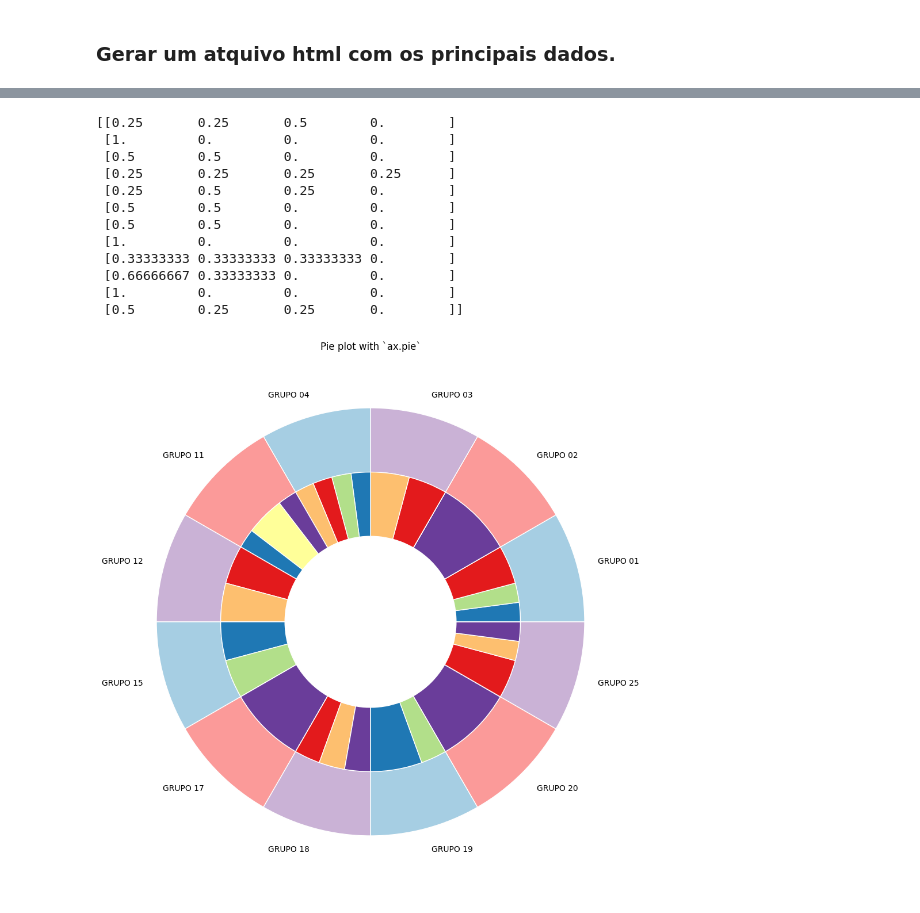
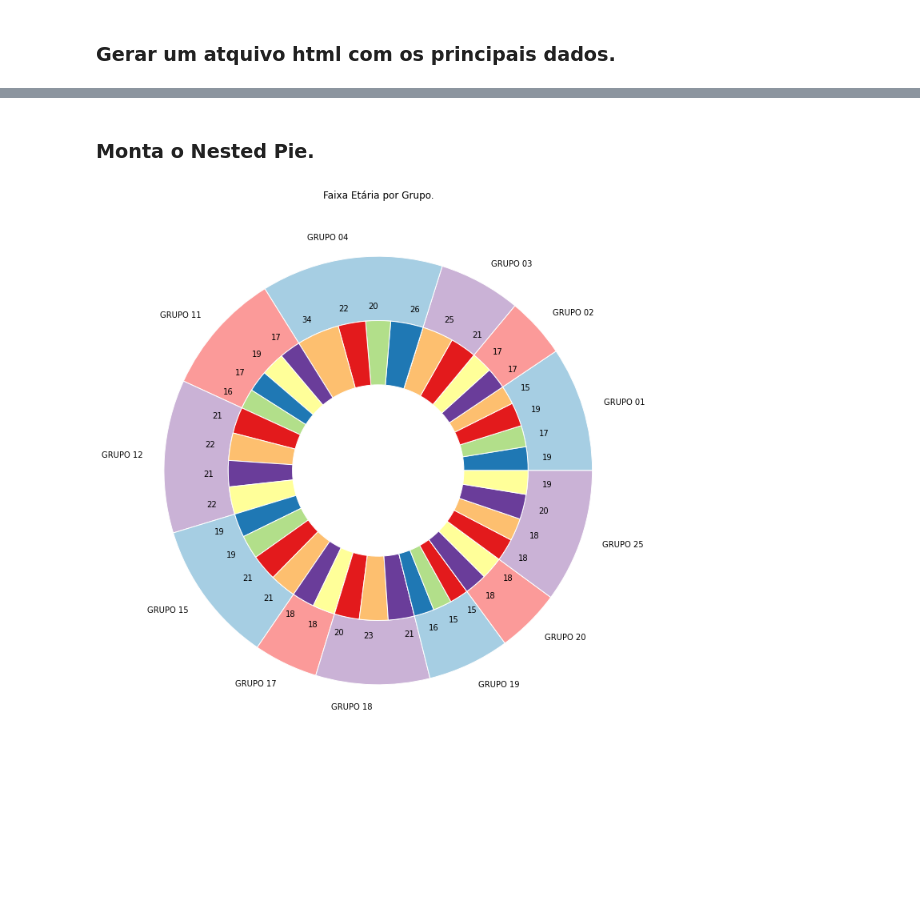
Before and after one commit to jmsimao/DCTI-Hackathon-2024, a Jupyter notebook: Hackathon - Inscritos - 2024.ipynb, the cells around one changed output, grey strips where cells are left out. Cells and saved outputs as stored; diff of their text form; code cells hidden in the pictures; blank space fills up the shorter version.

Commit message:
Inner Pie

```diff
--- a/Hackathon - Inscritos - 2024.ipynb
+++ b/Hackathon - Inscritos - 2024.ipynb
@@ -1160,0 +982,15 @@ insGrafico
+# %%
+## Fase 1 - Filtrar os dados.
+colecao=insGrafico[(insGrafico['incluiOutro']!='N')][['incluiOutro','idade']]
+colecao.columns=['grupo','idade']
+
+# Teste
+#colecao=colecao[(colecao['grupo']=='GRUPO 01')|(colecao['grupo']=='GRUPO 02')|(colecao['grupo']=='GRUPO 03')]
+
+#colecao
+# %%
+## Fase 2 - Quantificar o número de components por grupo e pela idade, obtendo a quantidade máxima.
+## Para composição do Array do Gráfico de Pizza intermo.
+maxComp=colecao.groupby('grupo').count()
+maxComp=maxComp['idade'].max()
+print('Máximo de componentes por grupo e idade: {max}'.format(max=maxComp))
@@ -1161,36 +1057,31 @@ insGrafico
+# %% [markdown]
+### Monta o Nested Pie.
 # %%
-fig, ax = plt.subplots(figsize=(12,16))
+fig, ax = plt.subplots(figsize=(12,14))
 
 size = 0.3
 #vals = np.array([[60., 32.], [37., 40.], [29., 10.]])
-vals = (grpIdade)
-print(vals)
+#vals=np.array([[15,17,19,19,0],[17,17,0,0,0]])
+
+vals = np.array(dadosGrupo)
+
 cmap = plt.colormaps["Paired"]
 outer_colors = cmap(np.arange(3)*4)
 inner_colors = cmap([1, 2, 5, 6, 9, 10])
 
 ax.pie(vals.sum(axis=1),
        labels=grupo,
-       radius=1, colors=outer_colors,
+       radius=1,
+       colors=outer_colors,
        wedgeprops=dict(width=size, edgecolor='w'))
 
-ax.pie(vals.flatten(), radius=1-size, colors=inner_colors,
-       #labels=labelIdade,
+ax.pie(vals.flatten(),
+       labels=labelInnerPie,
+       radius=1-size,
+       colors=inner_colors,
        wedgeprops=dict(width=size, edgecolor='w'))
 
-ax.set(aspect="equal", title='Pie plot with `ax.pie`')
+ax.set(aspect="equal", title='Faixa Etária por Grupo.')
 plt.show()
 # %% [output]
-[[0.25       0.25       0.5        0.        ]
- [1.         0.         0.         0.        ]
- [0.5        0.5        0.         0.        ]
- [0.25       0.25       0.25       0.25      ]
- [0.25       0.5        0.25       0.        ]
- [0.5        0.5        0.         0.        ]
- [0.5        0.5        0.         0.        ]
- [1.         0.         0.         0.        ]
- [0.33333333 0.33333333 0.33333333 0.        ]
- [0.66666667 0.33333333 0.         0.        ]
- [1.         0.         0.         0.        ]
- [0.5        0.25       0.25       0.        ]]
-[figure, old version]
+[figure, new version]
```
Also changed, not shown: parts of 16 cells of this notebook, 10 other files.
